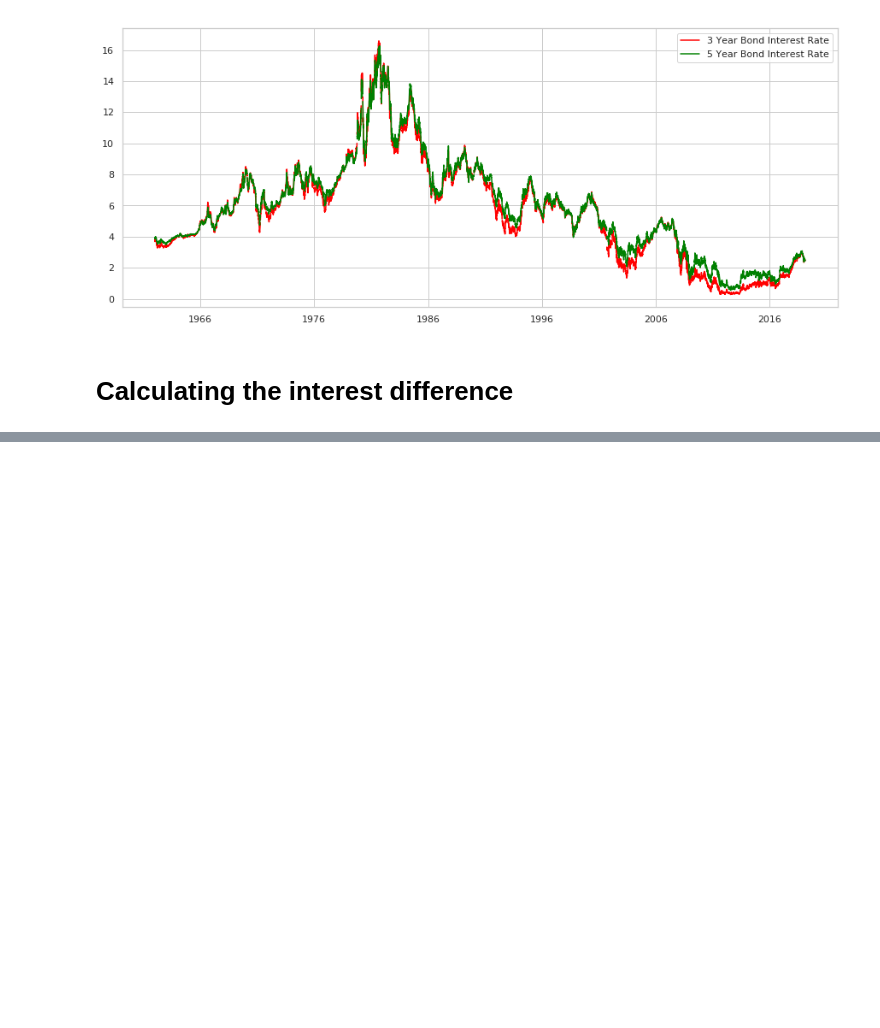
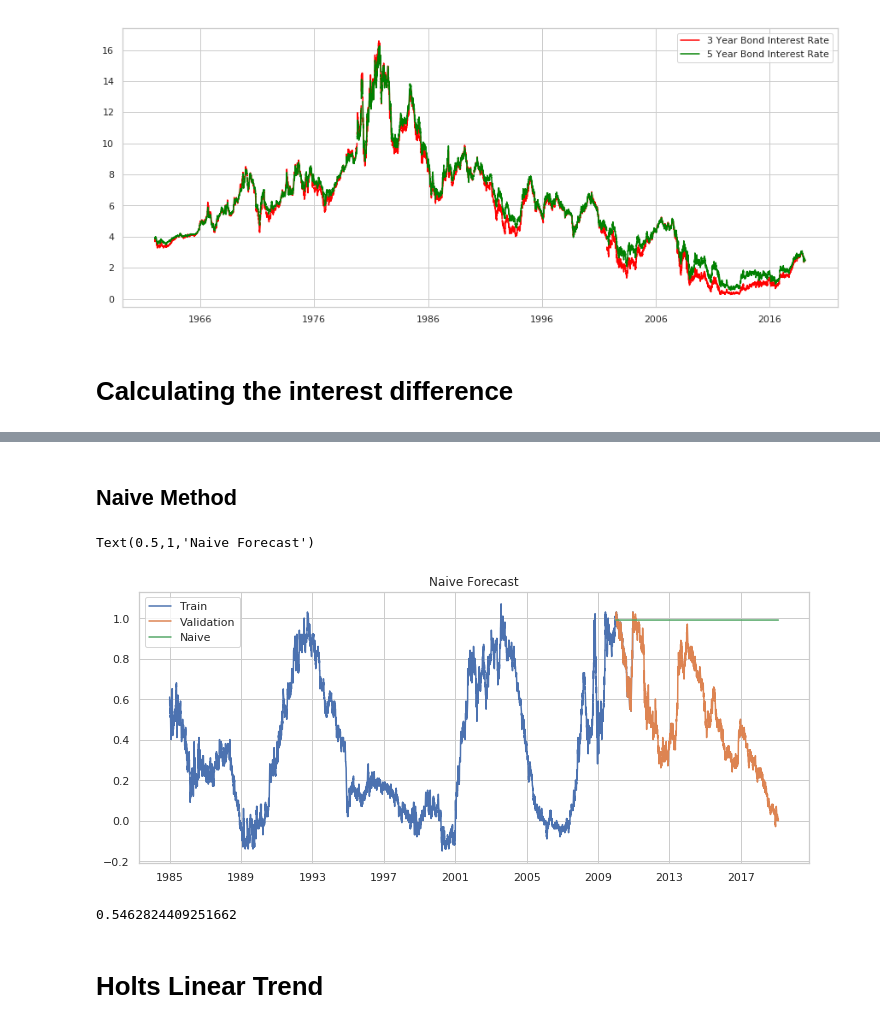
Before and after one commit to guyandtheworld/recession, a Jupyter notebook: model/Bond Analysis.ipynb, the cells around one changed output, grey strips where cells are left out. Drawn from its saved outputs; the diff is of its cells as text; code cells hidden in the pictures; blank space fills up the shorter version.

```diff
--- a/model/Bond Analysis.ipynb
+++ b/model/Bond Analysis.ipynb
@@ -53,0 +92,24 @@ for year in years:
+# %% [markdown]
+## Naive Method
+# %%
+dd = np.asanyarray(train.DIFF)
+y_hat = val.copy()
+y_hat['naive'] = dd[len(dd)-1]
+plt.figure(figsize = (12,5))
+plt.plot(train.index, train['DIFF'],label = 'Train')
+plt.plot(val.index, val['DIFF'], label = 'Validation')
+plt.plot(y_hat.index, y_hat['naive'],  label = 'Naive')
+plt.legend(loc = 'best')
+plt.title('Naive Forecast')
+# %% [output]
+Text(0.5,1,'Naive Forecast')
+[figure, added]
+# %%
+from sklearn.metrics import mean_squared_error
+from math import sqrt
+rmse = sqrt(mean_squared_error(val.DIFF, y_hat.naive))
+rmse
+# %% [output]
+0.5462824409251662
+# %% [markdown]
+# Holts Linear Trend
```
Also changed, not shown: parts of 6 cells of this notebook.
